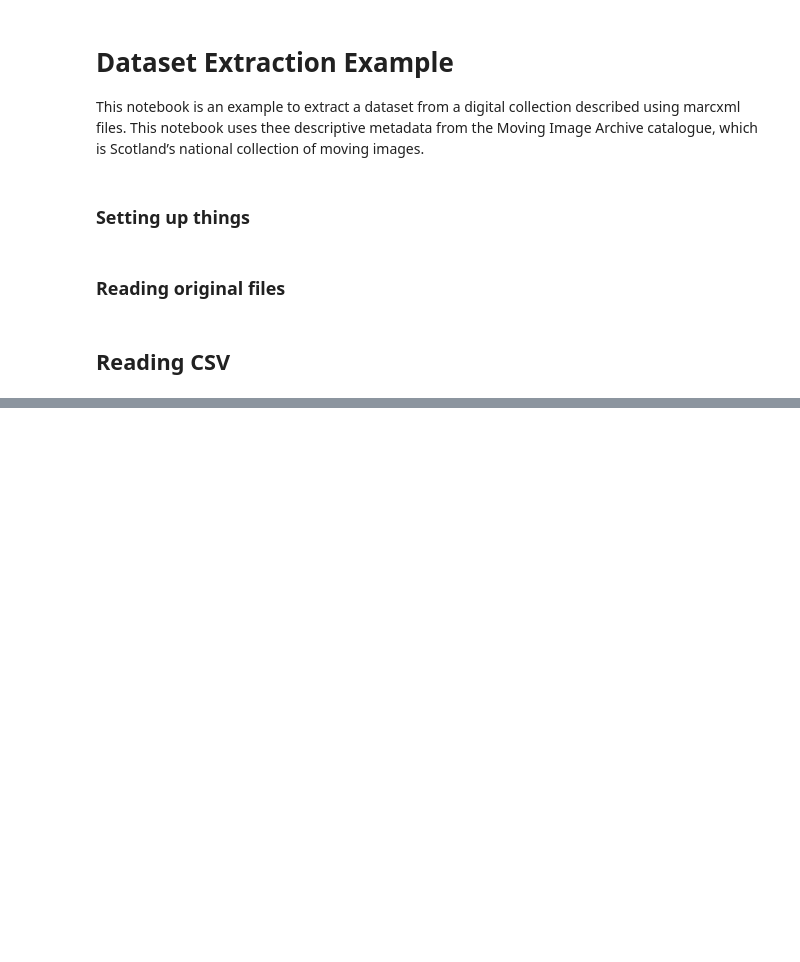
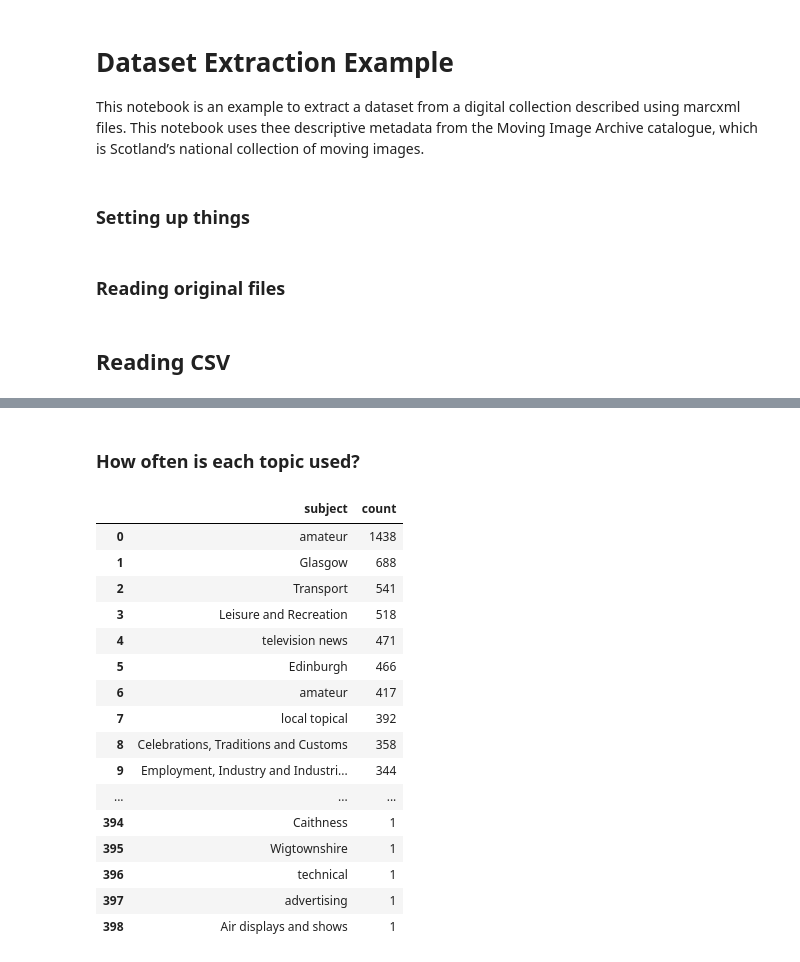
Before and after one commit to hibernator11/notebook-texts-metadata, a Jupyter notebook: Dataset-Extraction-Example.ipynb, the cells around one changed output, grey strips where cells are left out. Cells and saved outputs as stored; diff of their text form; code cells hidden in the pictures; blank space fills up the shorter version.

```diff
--- a/Dataset-Extraction-Example.ipynb
+++ b/Dataset-Extraction-Example.ipynb
@@ -72,3 +73,7 @@ for record in records:
     csv_out.writerow([title,author,place_production,date,extents,credits_note,subjects,summary,publisher])
 # %% [markdown]
 ## Reading CSV
+# %%
+# Load the CSV file from GitHub.
+# This puts the data in a Pandas DataFrame
+df = pd.read_csv('marc_records.csv')
@@ -74,0 +150,27 @@ for record in records:
+# %% [markdown]
+### How often is each topic used?
+# %%
+# Splits the topic column and counts frequencies
+topic_counts = df['subjects'].str.split('--').apply(lambda x: pd.Series(x).value_counts()).sum().astype('int').sort_values(ascending=False).to_frame().reset_index(level=0)
+# Add column names
+topic_counts.columns = ['subject', 'count']
+# Display with horizontal bars
+display(topic_counts.style.bar(subset=['count'], color='#d65f5f').set_properties(subset=['count'], **{'width': '300px'}))
+# %% [output]
+|  | subject | count |
+| 0 | amateur | 1438 |
+| 1 | Glasgow | 688 |
+| 2 | Transport | 541 |
+| 3 | Leisure and Recreation | 518 |
+| 4 | television news | 471 |
+| 5 | Edinburgh | 466 |
+| 6 | amateur | 417 |
+| 7 | local topical | 392 |
+| 8 | Celebrations, Traditions and Customs | 358 |
+| 9 | Employment, Industry and Industri... | 344 |
+| ... | ... | ... |
+| 394 | Caithness | 1 |
+| 395 | Wigtownshire | 1 |
+| 396 | technical | 1 |
+| 397 | advertising | 1 |
+| 398 | Air displays and shows | 1 |
```
Also changed, not shown: parts of 9 cells of this notebook, 2 other files.
